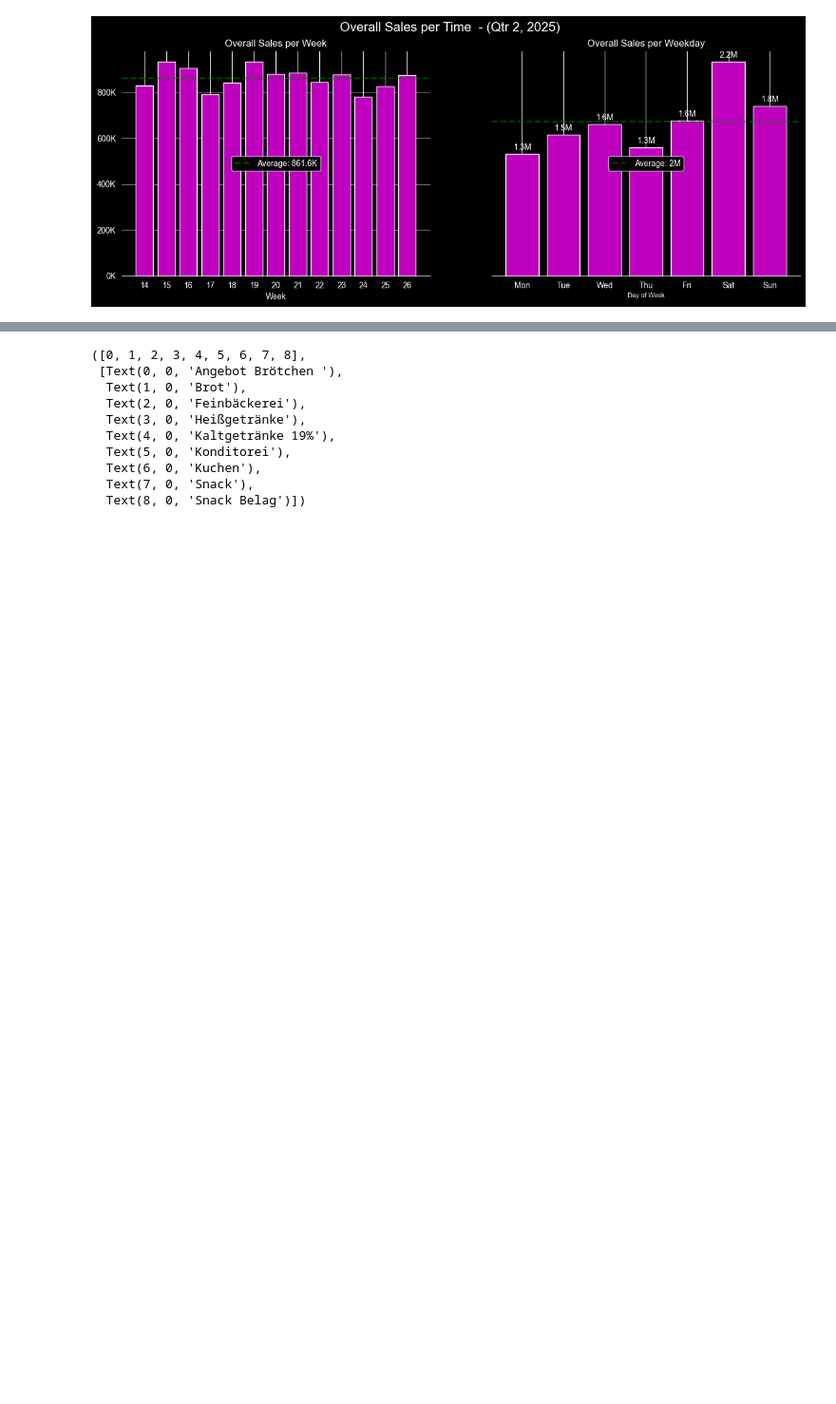
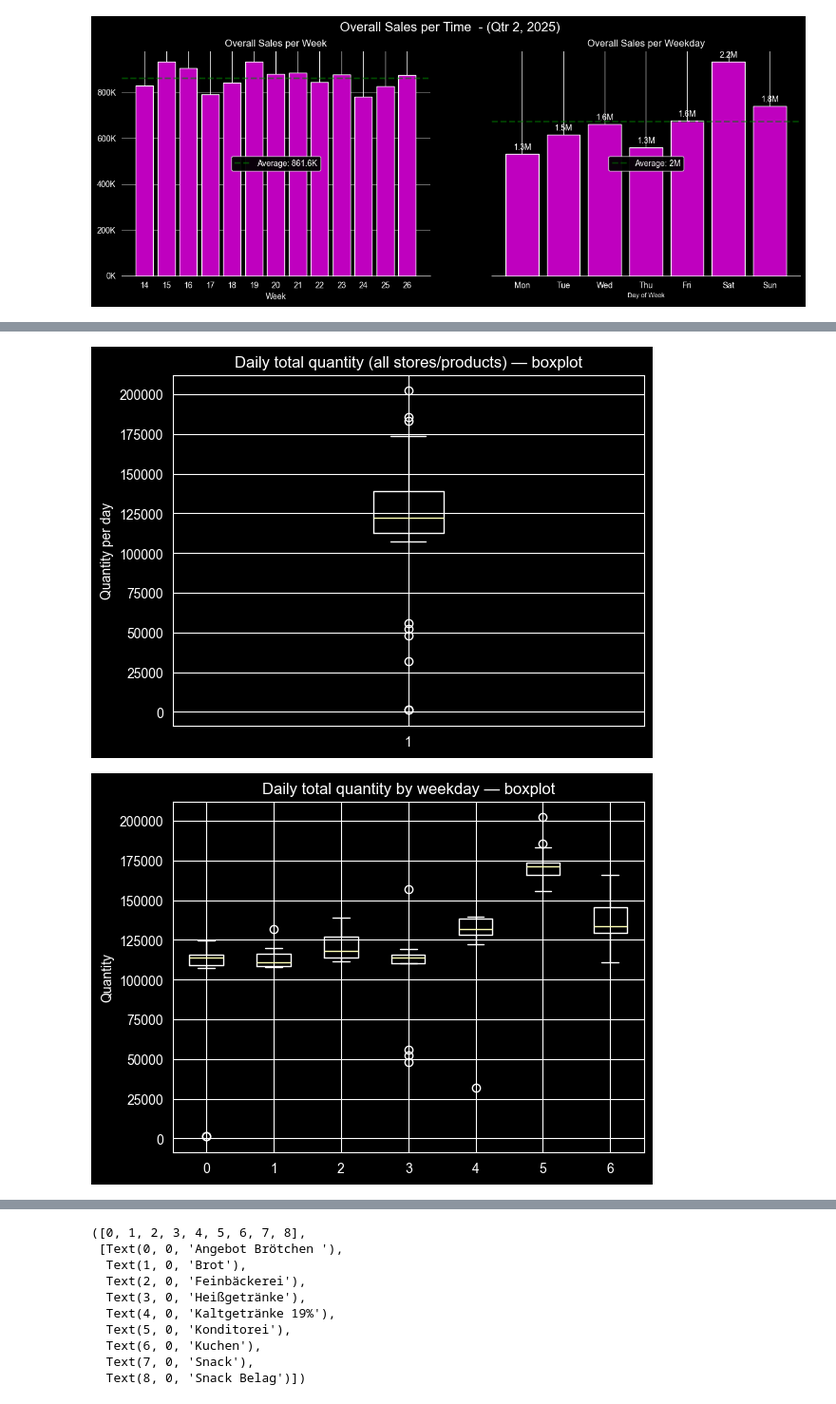
Before and after one commit to shuting-fish/food_prediction, a Jupyter notebook: visualization_fp.ipynb, the cells around one changed output, grey strips where cells are left out. Shown at 95% size. Drawn from its saved outputs; the diff is of its cells as text; code cells hidden in the pictures; blank space fills up the shorter version.

```diff
--- a/visualization_fp.ipynb
+++ b/visualization_fp.ipynb
@@ -1457,0 +1296,19 @@ for category in categories:
+# %%
+daily_total = sales_adj.groupby(["date", "day_of_week"], as_index=False)["sold_quantity"].sum()
+plt.figure()
+plt.boxplot(daily_total["sold_quantity"].values, vert=True)
+plt.title("Daily total quantity (all stores/products) — boxplot")
+plt.ylabel("Quantity per day")
+plt.show()
+
+order = np.arange(7)
+data_by_dow = [daily_total.loc[daily_total["day_of_week"] == d, "sold_quantity"].values for d in order]
+
+plt.figure()
+plt.boxplot(data_by_dow, labels=order, vert=True)
+plt.title("Daily total quantity by weekday — boxplot")
+plt.ylabel("Quantity")
+plt.show()
+# %% [output]
+[figure, added]
+[figure, added]
```
Also changed, not shown: parts of 31 cells of this notebook.
